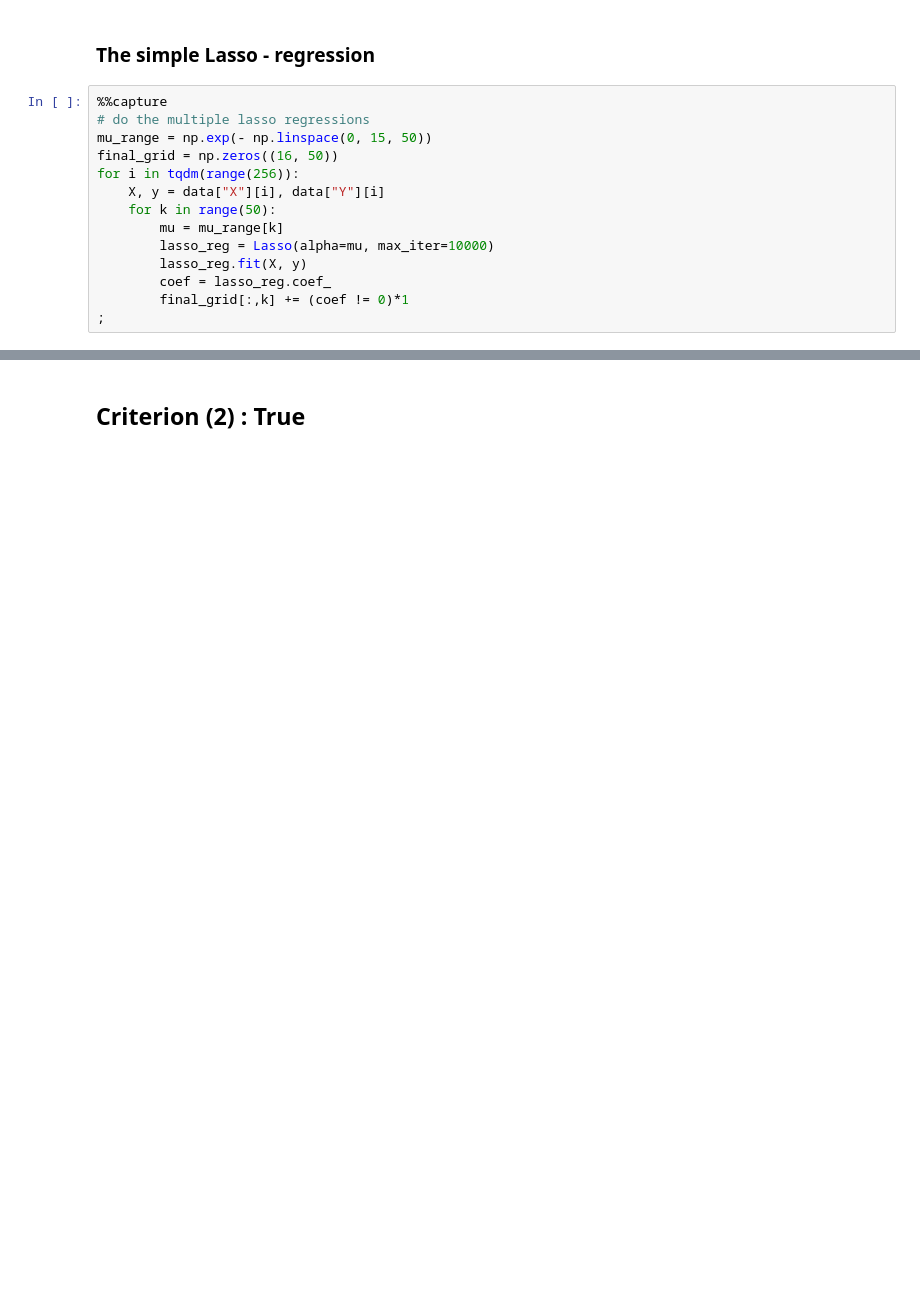
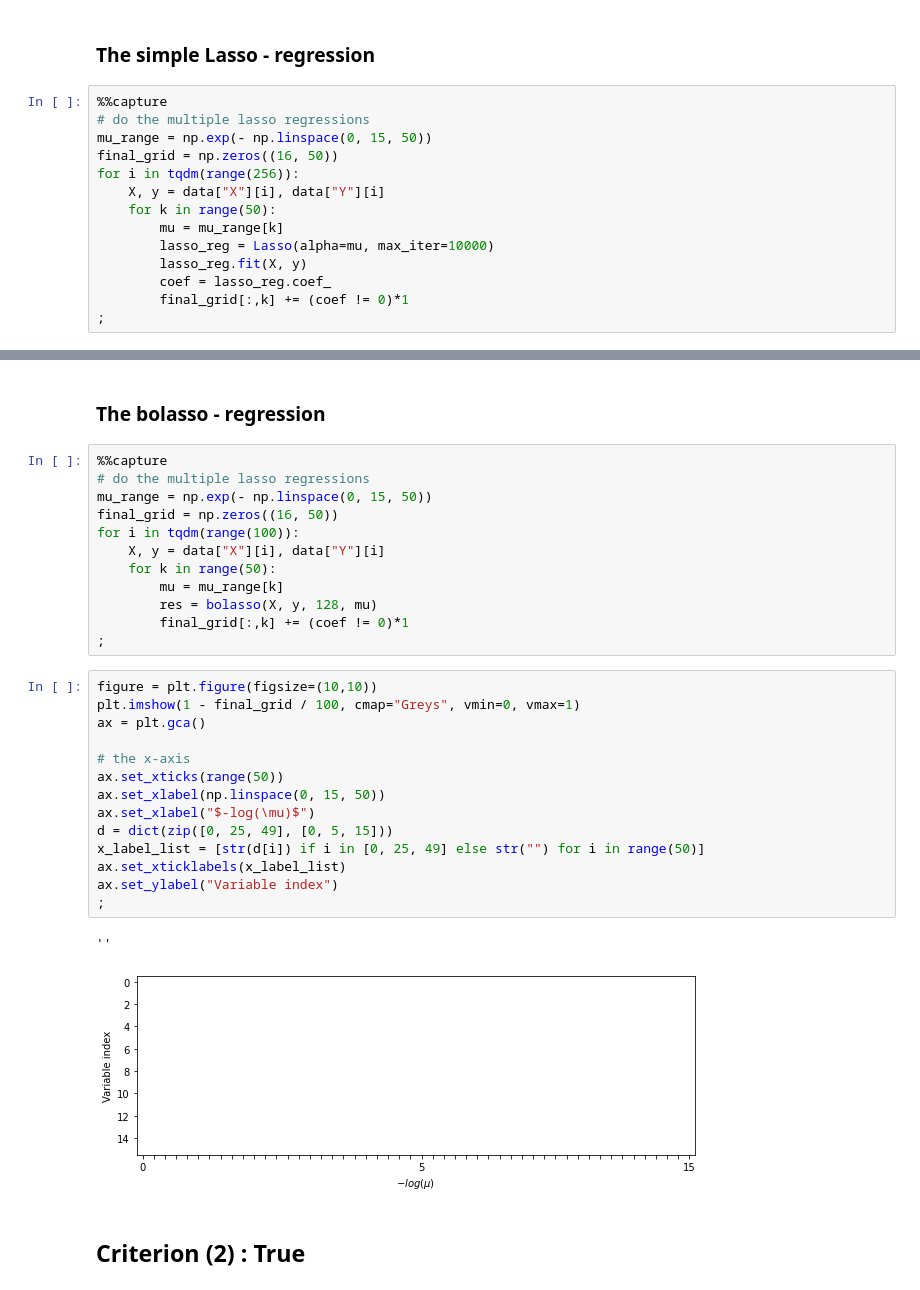
Before and after one commit to lolofo/Bolasso, a Jupyter notebook: src/E01S01.ipynb, the cells around one changed output, grey strips where cells are left out. Cells and saved outputs as stored; diff of their text form; blank space fills up the shorter version.

```diff
--- a/src/E01S01.ipynb
+++ b/src/E01S01.ipynb
@@ -71,3 +82,34 @@ ax.set_ylabel("Variable index")
+# %% [markdown]
+### The bolasso - regression
+# %%
+%%capture
+# do the multiple lasso regressions
+mu_range = np.exp(- np.linspace(0, 15, 50))
+final_grid = np.zeros((16, 50))
+for i in tqdm(range(100)):
+    X, y = data["X"][i], data["Y"][i]
+    for k in range(50):
+        mu = mu_range[k]
+        res = bolasso(X, y, 128, mu)
+        final_grid[:,k] += (coef != 0)*1
+;
+# %%
+figure = plt.figure(figsize=(10,10))
+plt.imshow(1 - final_grid / 100, cmap="Greys", vmin=0, vmax=1)
+ax = plt.gca()
+
+# the x-axis
+ax.set_xticks(range(50))
+ax.set_xlabel(np.linspace(0, 15, 50))
+ax.set_xlabel("$-log(\mu)$")
+d = dict(zip([0, 25, 49], [0, 5, 15]))
+x_label_list = [str(d[i]) if i in [0, 25, 49] else str("") for i in range(50)]
+ax.set_xticklabels(x_label_list)
+ax.set_ylabel("Variable index")
+;
+# %% [output]
+''
+[figure, added]
 # %% [markdown]
 ## Criterion (2) : True
 # %%
```
Also changed, not shown: parts of 7 cells of this notebook, 1 other file.
